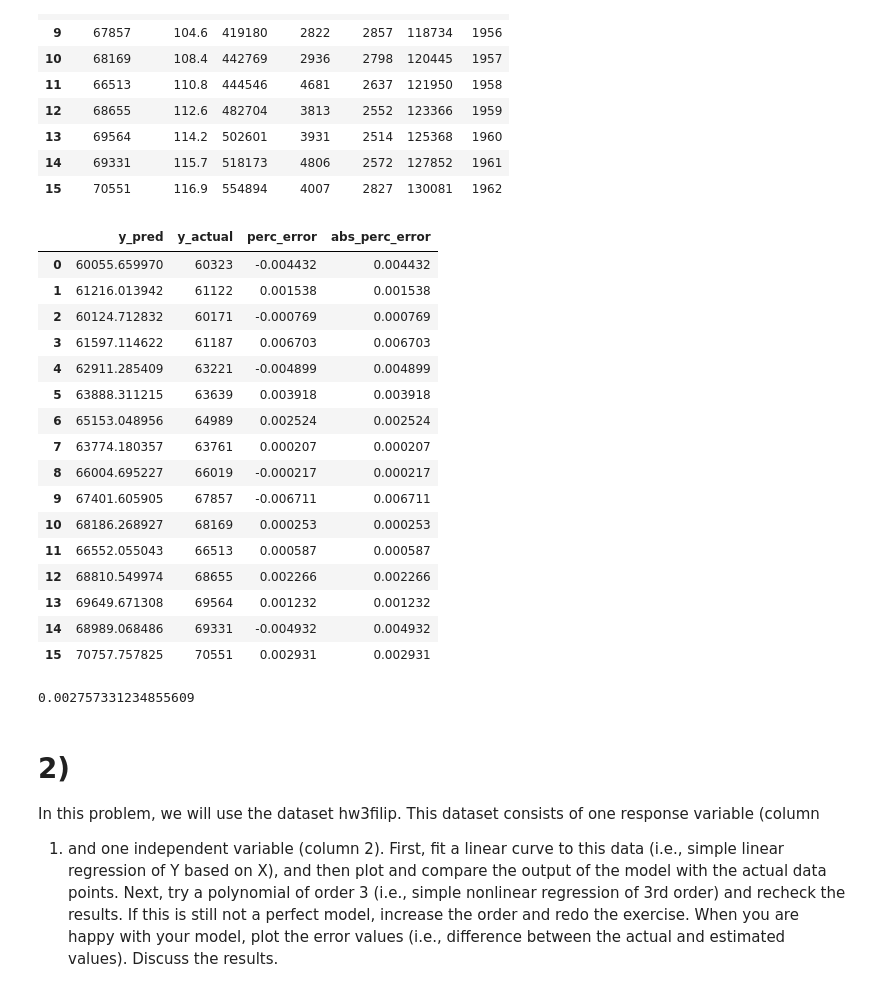
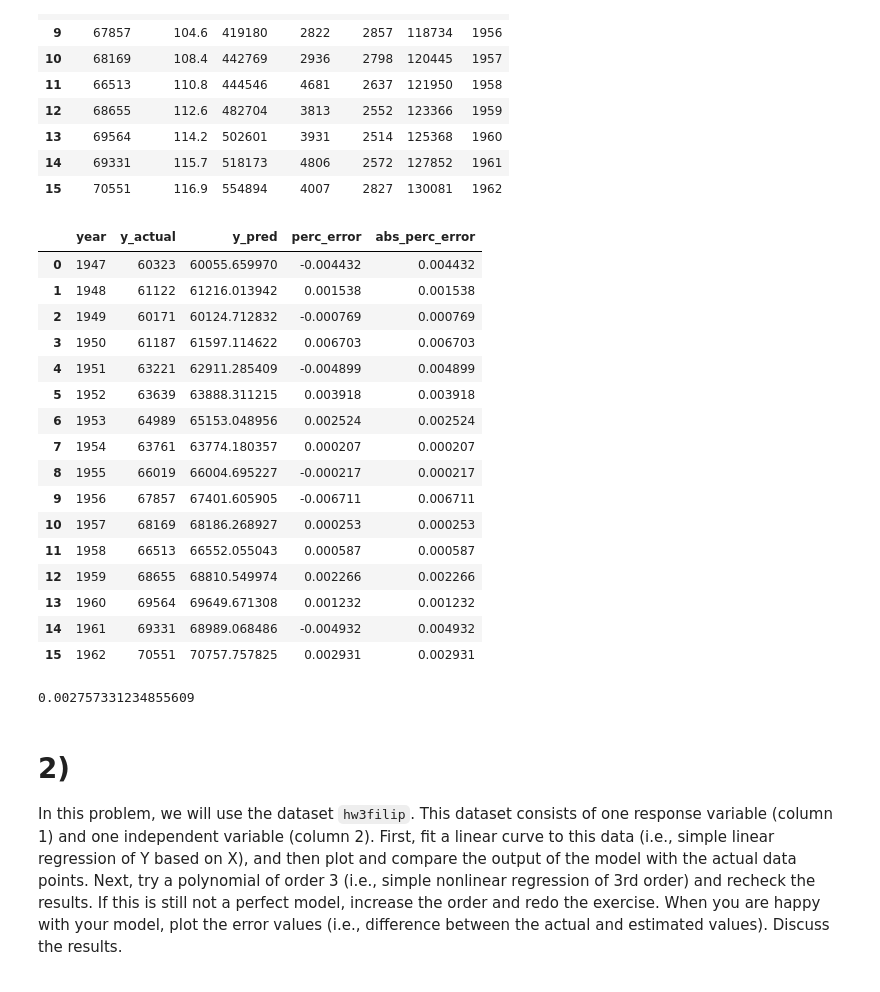
Before and after one commit to b-o-l-l-a/aes-eeng415, a Jupyter notebook: hw3/hw3.ipynb, the cells around one changed output. Cells and saved outputs as stored; diff of their text form; code cells hidden in the pictures.

```diff
--- a/hw3/hw3.ipynb
+++ b/hw3/hw3.ipynb
@@ -52,37 +77,32 @@ Y_predicted = regr.predict(X_preds)
 # %%
 longley_regression_df = pd.DataFrame(Y_predicted, columns=["y_pred"])
 longley_regression_df["y_actual"] = longley_df['TOTEMP']
 longley_regression_df["perc_error"] = (longley_regression_df["y_pred"] - longley_regression_df["y_actual"]) / longley_regression_df["y_actual"]
 longley_regression_df["abs_perc_error"] = abs(longley_regression_df["perc_error"])
-longley_regression_df
+longley_regression_df["year"] = longley_df["YEAR"]
+longley_regression_df[["year", "y_actual", "y_pred", "perc_error", "abs_perc_error"]]
 # %% [output]
-|  | y_pred | y_actual | perc_error | abs_perc_error |
-| 0 | 60055.659970 | 60323 | -0.004432 | 0.004432 |
-| 1 | 61216.013942 | 61122 | 0.001538 | 0.001538 |
-| 2 | 60124.712832 | 60171 | -0.000769 | 0.000769 |
-| 3 | 61597.114622 | 61187 | 0.006703 | 0.006703 |
-| 4 | 62911.285409 | 63221 | -0.004899 | 0.004899 |
-| 5 | 63888.311215 | 63639 | 0.003918 | 0.003918 |
-| 6 | 65153.048956 | 64989 | 0.002524 | 0.002524 |
-| 7 | 63774.180357 | 63761 | 0.000207 | 0.000207 |
-| 8 | 66004.695227 | 66019 | -0.000217 | 0.000217 |
-| 9 | 67401.605905 | 67857 | -0.006711 | 0.006711 |
-| 10 | 68186.268927 | 68169 | 0.000253 | 0.000253 |
-| 11 | 66552.055043 | 66513 | 0.000587 | 0.000587 |
-| 12 | 68810.549974 | 68655 | 0.002266 | 0.002266 |
-| 13 | 69649.671308 | 69564 | 0.001232 | 0.001232 |
-| 14 | 68989.068486 | 69331 | -0.004932 | 0.004932 |
-| 15 | 70757.757825 | 70551 | 0.002931 | 0.002931 |
+|  | year | y_actual | y_pred | perc_error | abs_perc_error |
+| 0 | 1947 | 60323 | 60055.659970 | -0.004432 | 0.004432 |
+| 1 | 1948 | 61122 | 61216.013942 | 0.001538 | 0.001538 |
+| 2 | 1949 | 60171 | 60124.712832 | -0.000769 | 0.000769 |
+| 3 | 1950 | 61187 | 61597.114622 | 0.006703 | 0.006703 |
+| 4 | 1951 | 63221 | 62911.285409 | -0.004899 | 0.004899 |
+| 5 | 1952 | 63639 | 63888.311215 | 0.003918 | 0.003918 |
+| 6 | 1953 | 64989 | 65153.048956 | 0.002524 | 0.002524 |
+| 7 | 1954 | 63761 | 63774.180357 | 0.000207 | 0.000207 |
+| 8 | 1955 | 66019 | 66004.695227 | -0.000217 | 0.000217 |
+| 9 | 1956 | 67857 | 67401.605905 | -0.006711 | 0.006711 |
+| 10 | 1957 | 68169 | 68186.268927 | 0.000253 | 0.000253 |
+| 11 | 1958 | 66513 | 66552.055043 | 0.000587 | 0.000587 |
+| 12 | 1959 | 68655 | 68810.549974 | 0.002266 | 0.002266 |
+| 13 | 1960 | 69564 | 69649.671308 | 0.001232 | 0.001232 |
+| 14 | 1961 | 69331 | 68989.068486 | -0.004932 | 0.004932 |
+| 15 | 1962 | 70551 | 70757.757825 | 0.002931 | 0.002931 |
 # %%
 print(longley_regression_df["abs_perc_error"].mean())
 # %% [output]
 0.002757331234855609
 # %% [markdown]
 # 2)
-In this problem, we will use the dataset hw3filip. This dataset consists of one response variable (column
-1)  and  one  independent  variable  (column  2).  First,  fit  a  linear  curve  to  this  data  (i.e.,  simple  linear
-regression  of  Y  based  on  X),  and  then  plot  and  compare  the  output  of  the  model  with  the  actual  data
-points. Next, try a polynomial of order 3 (i.e., simple nonlinear regression of 3rd order) and recheck the
-results. If this is still not a perfect model, increase the order and redo the exercise. When you are happy
-with your model, plot the error values (i.e., difference between the actual and estimated values). Discuss
-the results.
+In this problem, we will use the dataset `hw3filip`. This dataset consists of one response variable (column 1)  and  one  independent  variable  (column  2).  First,  fit  a  linear  curve  to  this  data  (i.e.,  simple  linear regression  of  Y  based  on  X),  and  then  plot  and  compare  the  output  of  the  model  with  the  actual  data points. Next, try a polynomial of order 3 (i.e., simple nonlinear regression of 3rd order) and recheck the results. If this is still not a perfect model, increase the order and redo the exercise. When you are happy with your model, plot the error values (i.e., difference between the actual and estimated values). Discuss the results.
```
Also changed, not shown: parts of 22 cells of this notebook.
